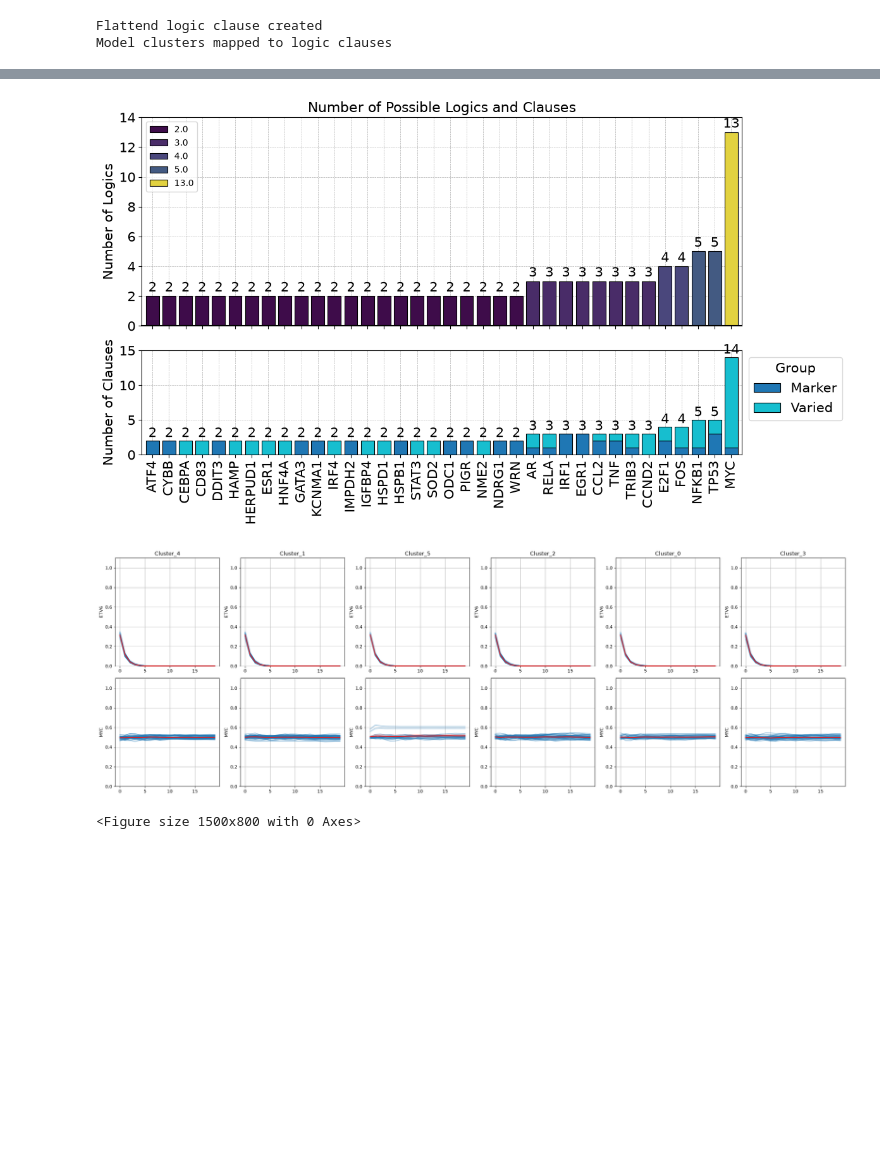
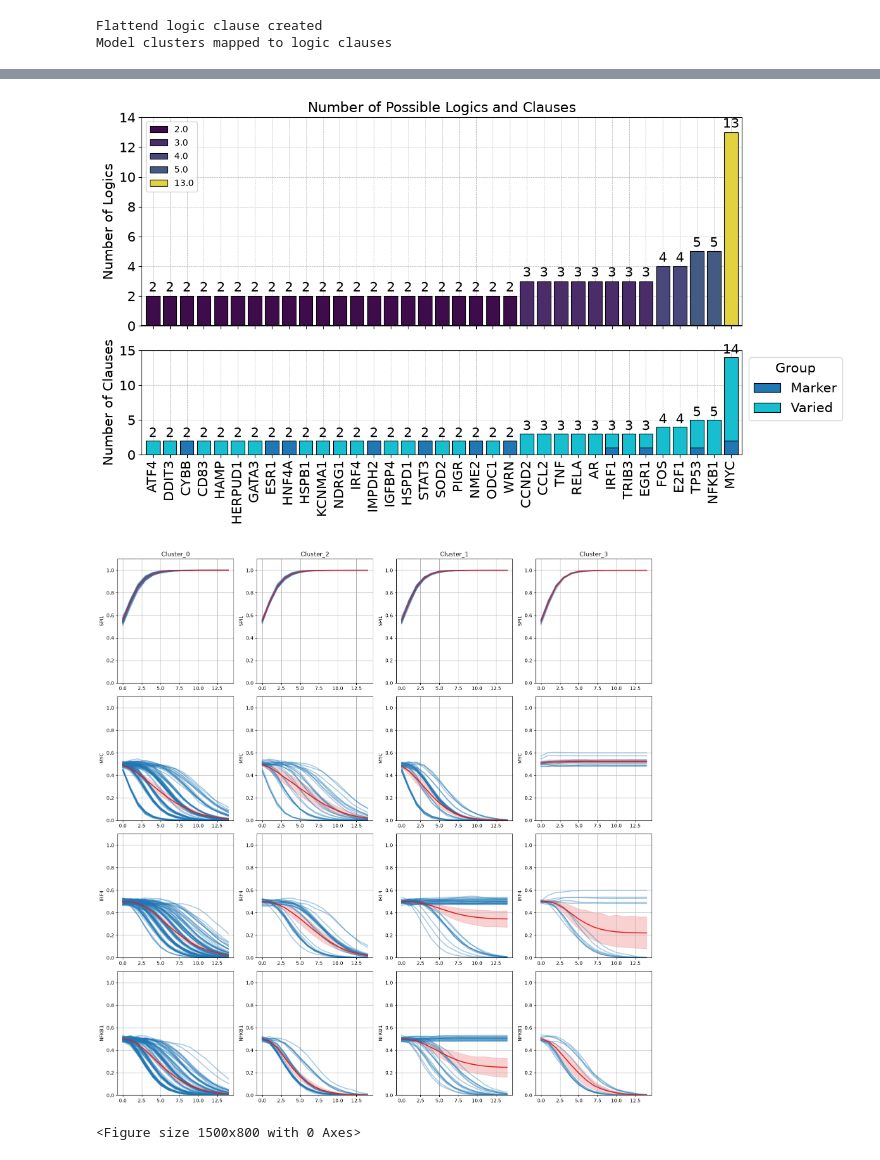
Before and after one commit to Augugustine/CITE-seq-analysis-CLL, a Jupyter notebook: 3- Boolean model/Evaluate_models.ipynb, the cells around one changed output, grey strips where cells are left out. Cells and saved outputs as stored; diff of their text form; code cells hidden in the pictures; blank space fills up the shorter version.

```diff
--- a/3- Boolean model/Evaluate_models.ipynb
+++ b/3- Boolean model/Evaluate_models.ipynb
@@ -14,6 +14,8 @@ This notebook has been executed using the docker image `colomoto/colomoto-docker
 # %%
 # === PARAMETERS ===
 models_folder = "models_selected/"
+# or
+models_folder = "models_KI_cebpa/"
 output_directory = "/home/a.blanc-boekholt/Documents/Singlecell-R/Scripts/Plots"
 base_dir = Path("/home/a.blanc-boekholt/Documents/Singlecell-R/Scripts/Boolean_model_BoNesis/Bonesis_test/infer/bn/submin")
 final_dir = Path("/home/a.blanc-boekholt/Documents/Singlecell-R/Scripts/Boolean_model_BoNesis/Bonesis_test")
@@ -44,7 +46,7 @@ Simulation object created
 Simulate all the models
 # %%
 # Configure simulation parameters
-model.simulation.update_parameters(max_time = 30, sample_count = 1000)
+model.simulation.update_parameters(max_time = 15, sample_count = 1000)
 model.simulation.run_simulation()
 # %% [output]
 Start simulation
@@ -125,11 +127,11 @@ model.logic.plot_logicstat_summary()
 model.logic.stat_logic_df = stat_orig
 model.logic.encoded_df = enc_orig
 # %% [output]
-[figure, old version]
+[figure, new version]
 # %%
-model.trajectory.plot_node_trajectory(node = ['ETV6','MYC'])
+model.trajectory.plot_node_trajectory(node = ['SPI1','MYC','IRF4','NFKB1'])
 # %% [output]
-[figure, old version]
+[figure, new version]
 # %%
 model.logic.plot_node_logic_heatmap(node = ['CEBPA'],fig_size = (15, 8))
 # %% [output]
```
Also changed, not shown: parts of 12 cells of this notebook, 1 other file.
